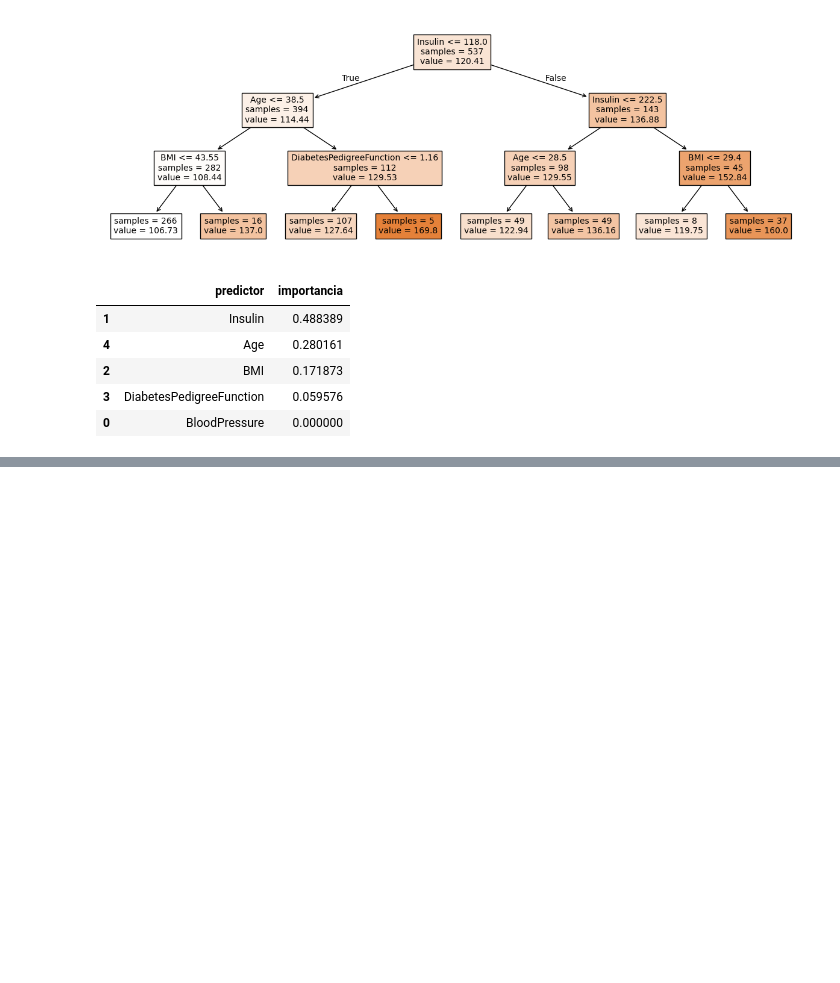
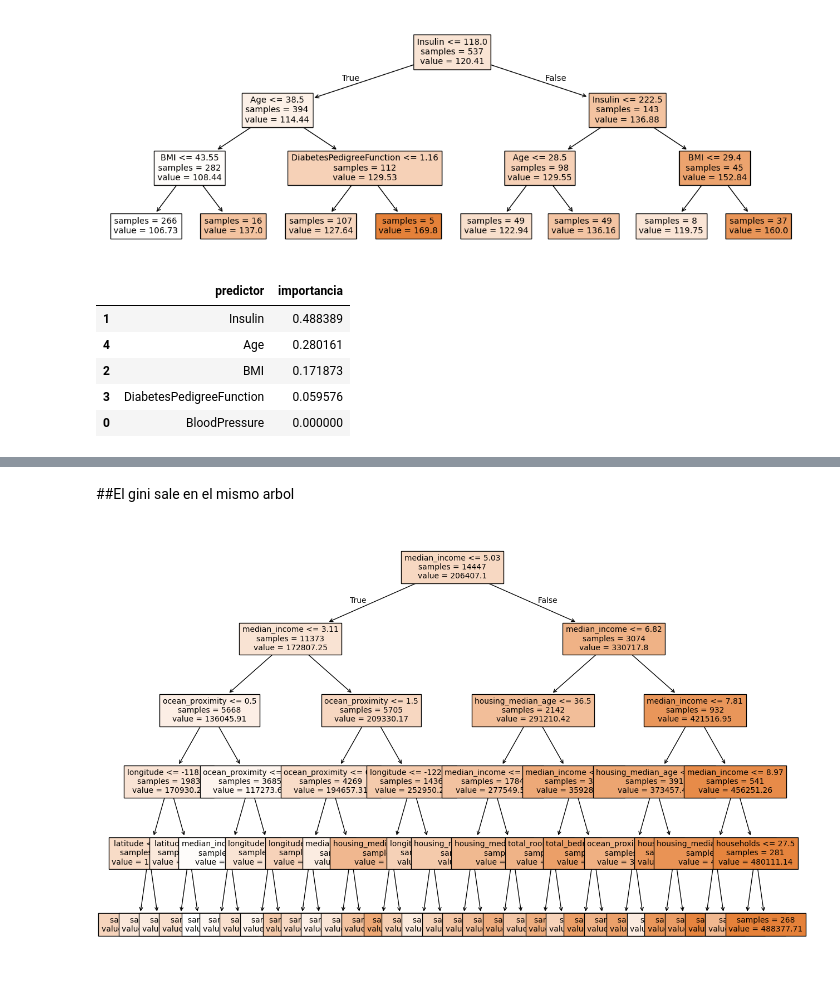
Before and after one commit to Sj-kronton/IA_2025, a Jupyter notebook: arboles.ipynb, the cells around one changed output, grey strips where cells are left out. Cells and saved outputs as stored; diff of their text form; code cells hidden in the pictures; blank space fills up the shorter version.

```diff
--- a/arboles.ipynb
+++ b/arboles.ipynb
@@ -525,0 +582,5 @@ importancia_predictores2.sort_values(by="importancia", ascending=False)
+# %%
+from sklearn.tree import DecisionTreeClassifier # Importar DecisionTreeClassifier
+
+modelo_ar_titanic=DecisionTreeClassifier( random_state=2022, max_depth=5) # Cambiado a DecisionTreeClassifier
+modelo_ar_house=DecisionTreeRegressor( random_state=2022, criterion = 'squared_error', max_depth=5)
@@ -525,0 +649,3 @@ importancia_predictores2.sort_values(by="importancia", ascending=False)
+# %%
+house["ocean_proximity"] = house["ocean_proximity"].replace({"<1H OCEAN": 0, "INLAND": 1, "NEAR OCEAN": 2, "NEAR BAY": 3, "ISLAND": 4})
+house.head()
@@ -525,0 +706,15 @@ importancia_predictores2.sort_values(by="importancia", ascending=False)
+# %% [markdown]
+##El gini sale en el mismo arbol
+# %%
+fig,ax=plt.subplots(figsize=(15,10)) #arbol house
+plot=plot_tree(
+    decision_tree=modelo_ar_house,
+    feature_names=house.drop(columns="median_house_value").columns,
+    filled=True,
+    impurity=False,
+    fontsize=10,
+    precision=2,
+    ax=ax
+)
+# %% [output]
+[figure, added]
```
Also changed, not shown: parts of 26 cells of this notebook.
